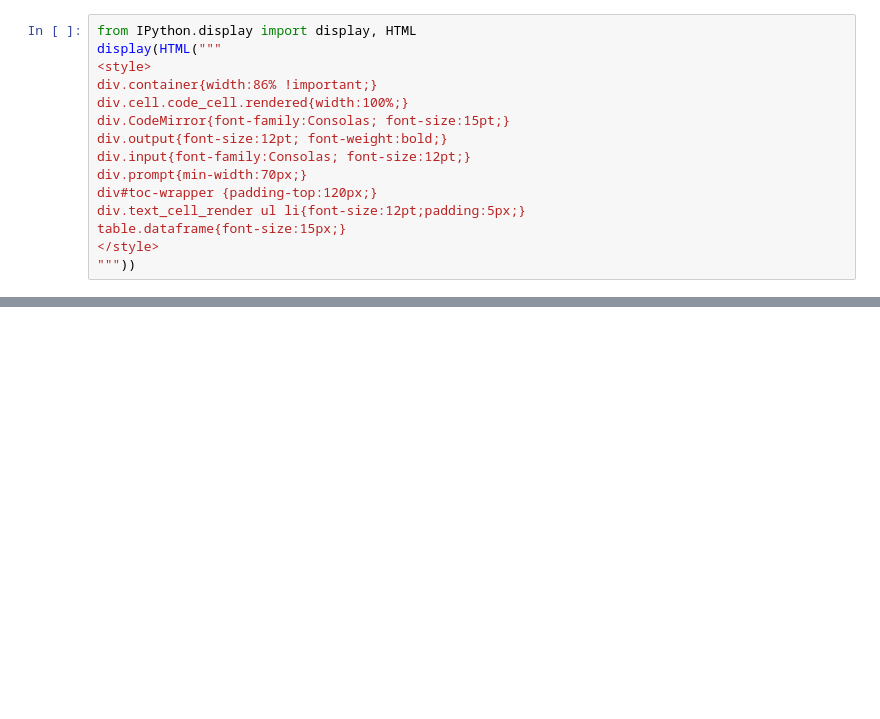
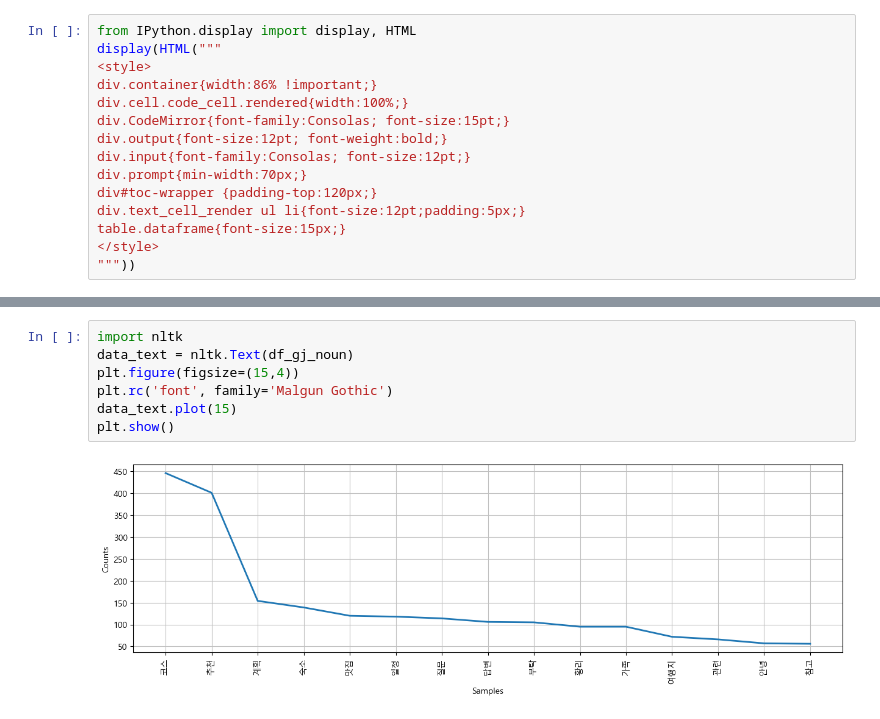
Before and after one commit to Youngsshin/ai_x, a Jupyter notebook: source/07_자연어처리/ch02_한글형태소분석_Quiz.ipynb, the cells around one changed output, grey strips where cells are left out. Saved outputs shown, nothing was run; the diff lists cells and outputs as text; blank space fills up the shorter version.

```diff
--- a/source/07_자연어처리/ch02_한글형태소분석_Quiz.ipynb
+++ b/source/07_자연어처리/ch02_한글형태소분석_Quiz.ipynb
@@ -20,0 +389,9 @@ table.dataframe{font-size:15px;}
+# %%
+import nltk
+data_text = nltk.Text(df_gj_noun)
+plt.figure(figsize=(15,4))
+plt.rc('font', family='Malgun Gothic')
+data_text.plot(15)
+plt.show()
+# %% [output]
+[figure, added]
```
Also changed, not shown: parts of 46 cells of this notebook, 7 other files.
